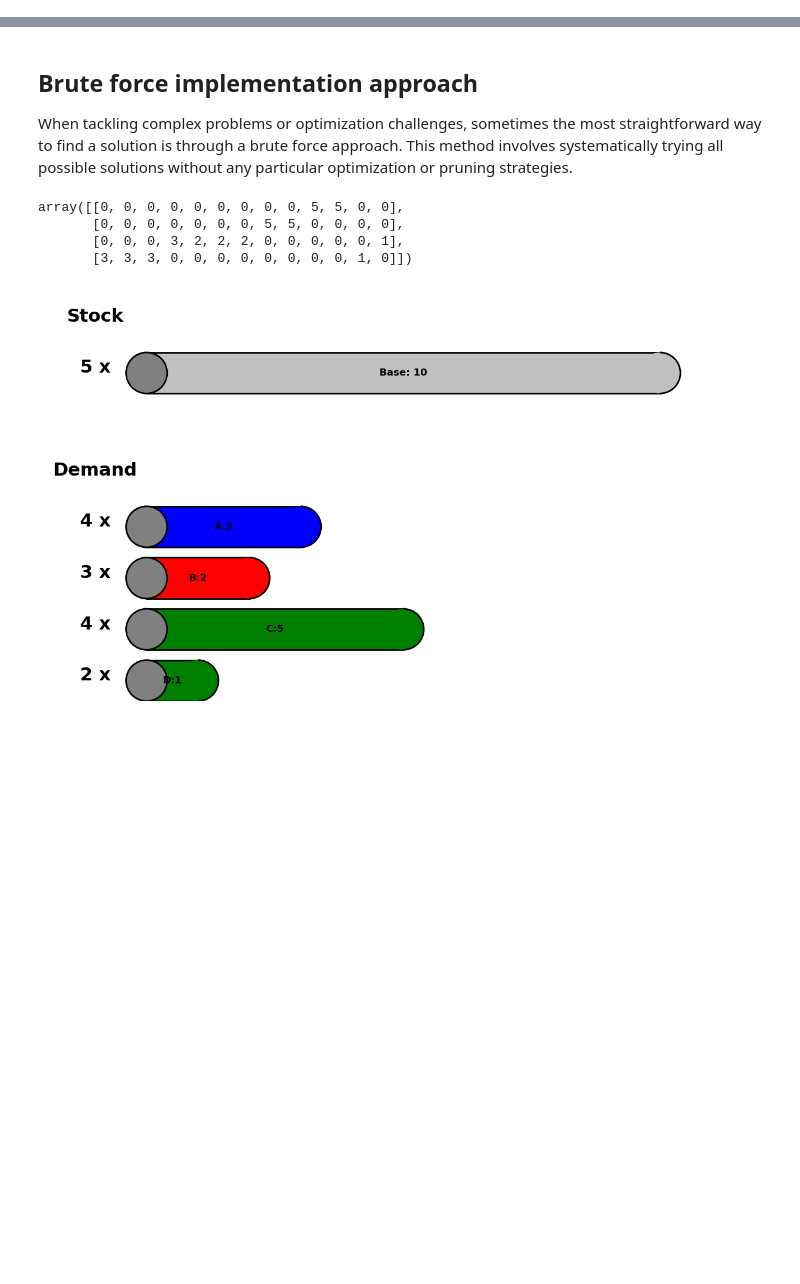
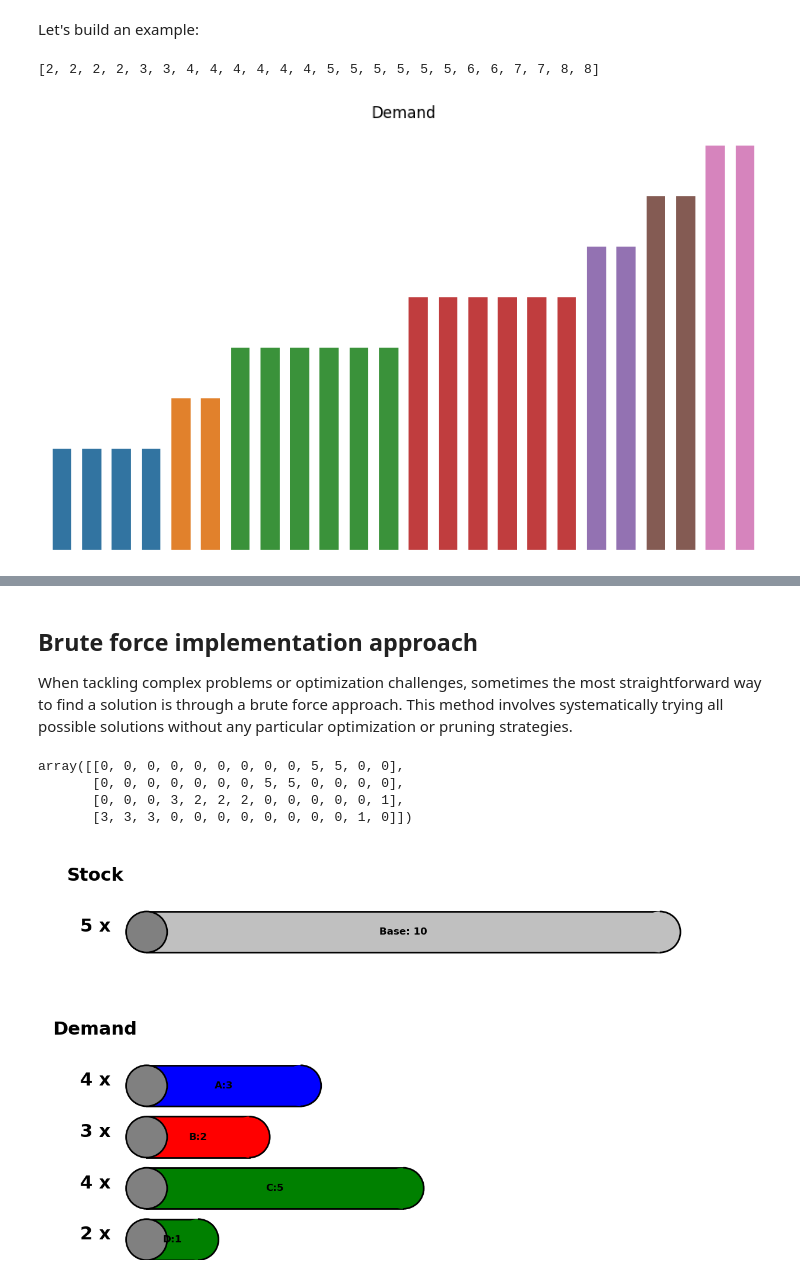
Before and after one commit to ymorfa/CuttingStockProblemReview, a Jupyter notebook: 1dCuttingStockProblem.ipynb, the cells around one changed output, grey strips where cells are left out. Drawn from its saved outputs; the diff is of its cells as text; code cells hidden in the pictures; blank space fills up the shorter version.

```diff
--- a/1dCuttingStockProblem.ipynb
+++ b/1dCuttingStockProblem.ipynb
@@ -38,0 +41,57 @@ $$ ly_j \leq \sum_{i=1}^{n}w_ix_{i,j} $$
+# %% [markdown]
+Let's build an example:
+# %%
+B = 15 # Max Capacity: Cable are 9 meters long
+w = [2,3,4,5,6,7,8] # Demand: smaller cable pieces lenthgs
+q = [4,2,6,6,2,2,2] # Demand: number of needed smaller pieces
+
+def get_demand(items):
+    w, q = items
+    s=[]
+    for j in range(len(w)):
+        for i in range(q[j]):
+            s.append(w[j])
+    return s
+
+demand = get_demand(items=(w, q))
+demand
+# %% [output]
+[2, 2, 2, 2, 3, 3, 4, 4, 4, 4, 4, 4, 5, 5, 5, 5, 5, 5, 6, 6, 7, 7, 8, 8]
+# %%
+import matplotlib.pyplot as plt
+import seaborn as sns
+import pandas as pd
+
+sns.color_palette()
+
+def plot_demand(B, demand):
+
+    # Crear una lista de etiquetas para cada longitud de pieza de cable
+    labels = [str(i) for i in demand]
+
+    # Crear una lista de posiciones para cada barra en el gráfico
+    positions = list(range(len(demand)))
+    data = pd.DataFrame({
+        'x':positions,
+        'y':demand,
+        'label' : labels
+    })
+
+
+    # Crear el gráfico de barras
+    plt.figure(figsize=(10, 6))
+    g = sns.barplot(data=data, x = 'x', y='y', hue='label', width=0.8, gap=0.2)
+    g.set(xticklabels=[])
+    g.set(yticklabels=[])
+    g.set(xlabel=None)
+    g.set(ylabel=None)
+    sns.despine(left=True, bottom=True)
+    g.tick_params(left=False, bottom=False)
+    plt.legend().set_visible(False)
+    plt.title('Demand')
+    plt.show()
+
+# Prueba la función con tus datos
+plot_demand(B, demand)
+# %% [output]
+[figure, added]
```
Also changed, not shown: parts of 7 cells of this notebook.
